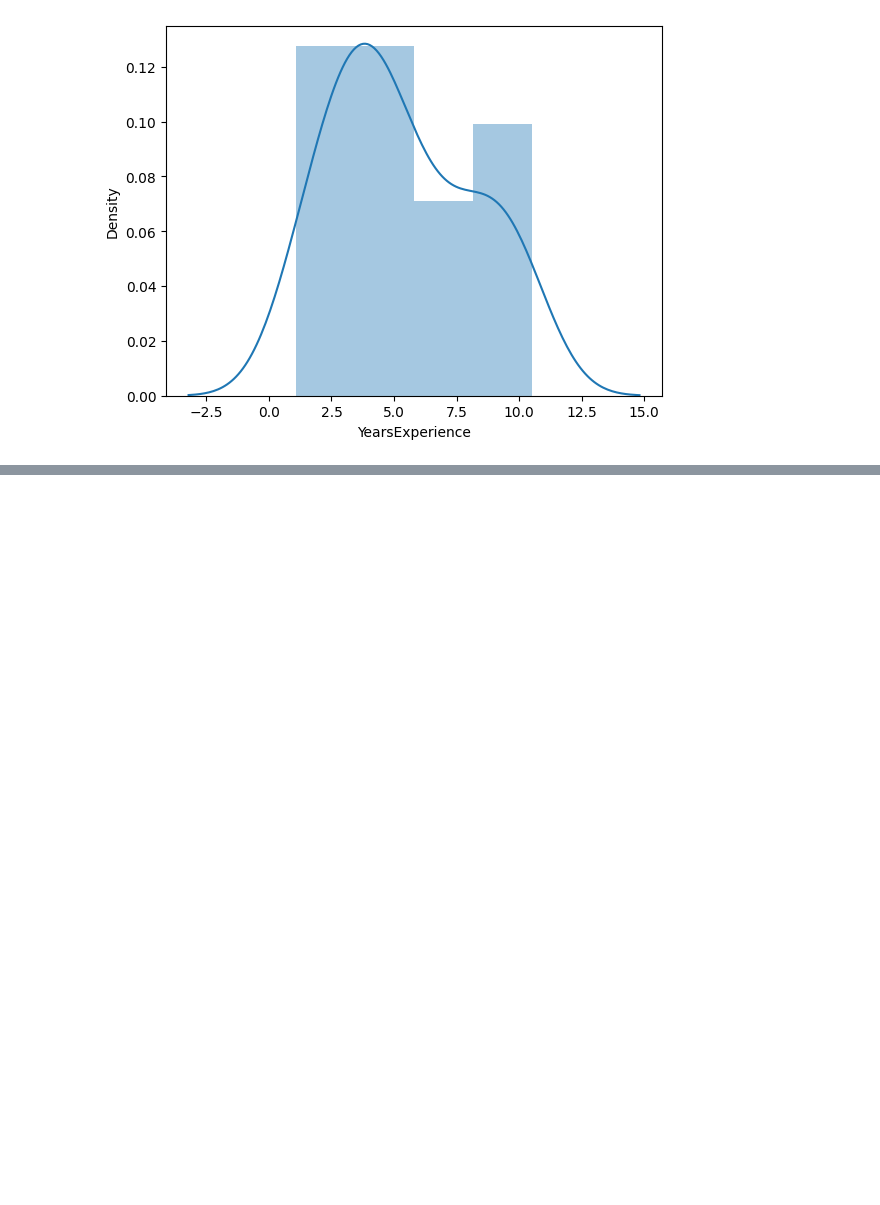
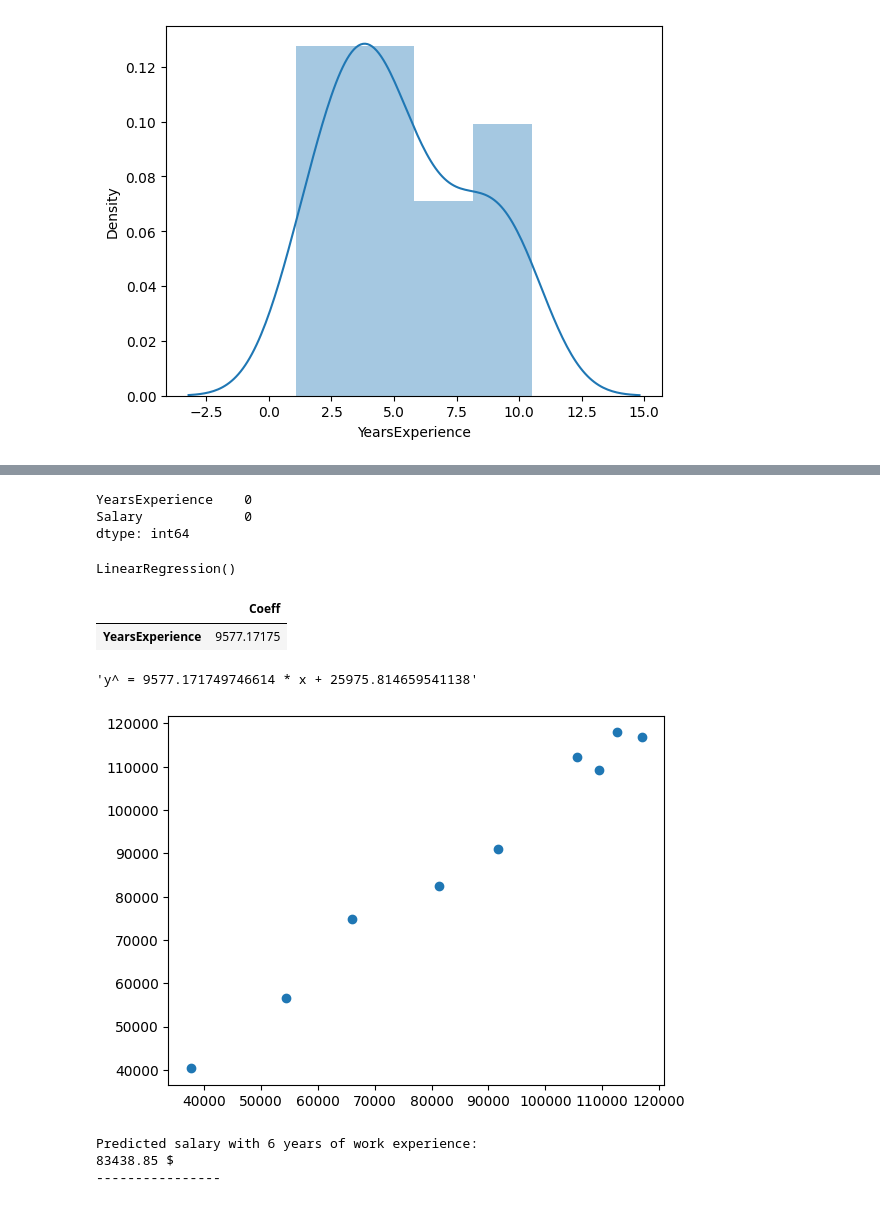
Before and after one commit to waseemimran/Introductiontomachinelearning, a Jupyter notebook: machinelearning_leacture1.ipynb, the cells around one changed output, grey strips where cells are left out. Saved outputs shown, nothing was run; the diff lists cells and outputs as text; code cells hidden in the pictures; blank space fills up the shorter version.

```diff
--- a/machinelearning_leacture1.ipynb
+++ b/machinelearning_leacture1.ipynb
@@ -55,0 +84,56 @@ sns.distplot(df['YearsExperience'])
+# %%
+df.isnull().sum()
+# %% [output]
+YearsExperience    0
+Salary             0
+dtype: int64
+# %%
+# if you  have more than one independent variables, list them all here
+# leave out the target variable! (dependent variable)
+X = df[['YearsExperience']]
+
+# have only the target variable here (dependent variable)
+y = df['Salary']
+# %%
+# create train and test sets of your dataset
+# random_state is optional, you can lock this down in order to
+# to get same results always
+# this examples reserves 30% for test data, 70% for training data
+X_train, X_test, y_train, y_test = train_test_split(X, y, test_size=0.3, random_state=101)
+# %%
+lm = LinearRegression()
+lm.fit(X_train, y_train)
+# %% [output]
+LinearRegression()
+# %%
+intercept = lm.intercept_
+
+# this will be a list of variables (to support multiple linear regression)
+# the slopes of the different variables in the linear regression formula
+coefs = lm.coef_
+
+# if you want to have a nice table of different variable values:
+cdf = pd.DataFrame(lm.coef_, X.columns, columns=['Coeff'])
+cdf
+# %% [output]
+|  | Coeff |
+| YearsExperience | 9577.17175 |
+# %%
+# combine the variables for the linear regression formula
+formula = f"y^ = {coefs[0]} * x + {intercept}"
+formula
+# %% [output]
+'y^ = 9577.171749746614 * x + 25975.814659541138'
+# %%
+# make test predictions with new data with our model
+predictions = lm.predict(X_test)
+# %%
+# these values follow a line = good predictions
+# we basically compare the predicted values
+# to true test values and see the differences
+# interesting idea to try, add a regression line:
+# https://python-graph-gallery.com/scatterplot-with-regression-fit-in-matplotlib/
+plt.scatter(y_test, predictions)
+plt.show()
+# %% [output]
+[figure, added]
@@ -55,0 +151,11 @@ sns.distplot(df['YearsExperience'])
+# %%
+result = lm.predict(tester_row)[0]
+
+print()
+print(f"Predicted salary with {test_experience} years of work experience:")
+print(f"{round(float(result), 2)} $")
+print("----------------")
+# %% [output]
+Predicted salary with 6 years of work experience:
+83438.85 $
+----------------
```
Also changed, not shown: parts of 9 cells of this notebook.
